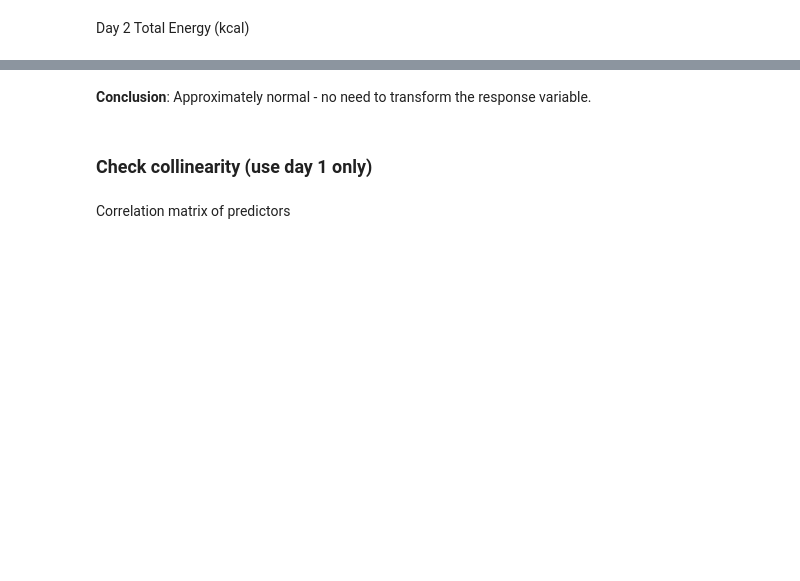
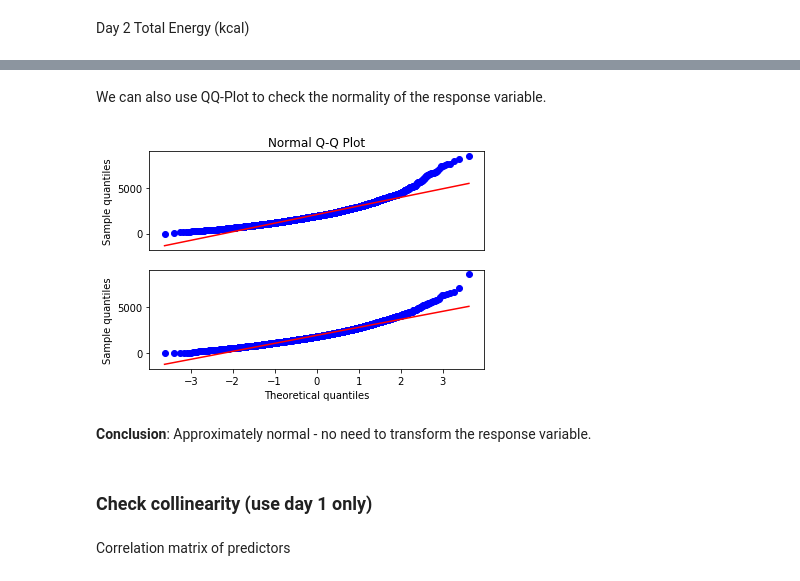
Before and after one commit to caojie528/Stats506_F19_Group3, a Jupyter notebook: Python/Group_project_stats506.ipynb, the cells around one changed output, grey strips where cells are left out. Drawn from its saved outputs; the diff is of its cells as text; code cells hidden in the pictures; blank space fills up the shorter version.

```diff
--- a/Python/Group_project_stats506.ipynb
+++ b/Python/Group_project_stats506.ipynb
@@ -185,3 +196,22 @@ plt.show()
+# %% [markdown]
+We can also use QQ-Plot to check the normality of the response variable.
+# %%
+plt.subplot(211)
+# day 1 total energy
+stats.probplot(final_day1["y"], dist="norm", plot=pylab)
+plt.xlabel('')
+plt.ylabel('Sample quantiles')
+plt.title('Normal Q-Q Plot')
+plt.tick_params(axis='x', bottom=False, labelbottom=False)
+plt.subplot(212)
+# day 2 total energy
+stats.probplot(final_day2["y"], dist="norm", plot=pylab)
+plt.ylabel('Sample quantiles')
+plt.title('')
+plt.savefig('./Figs/qq_plot.png')
+pylab.show()
+# %% [output]
+[figure, added]
 # %% [markdown]
 **Conclusion**: Approximately normal - no need to transform the response variable.
 # %% [markdown]
```
Also changed, not shown: parts of 10 cells of this notebook.
